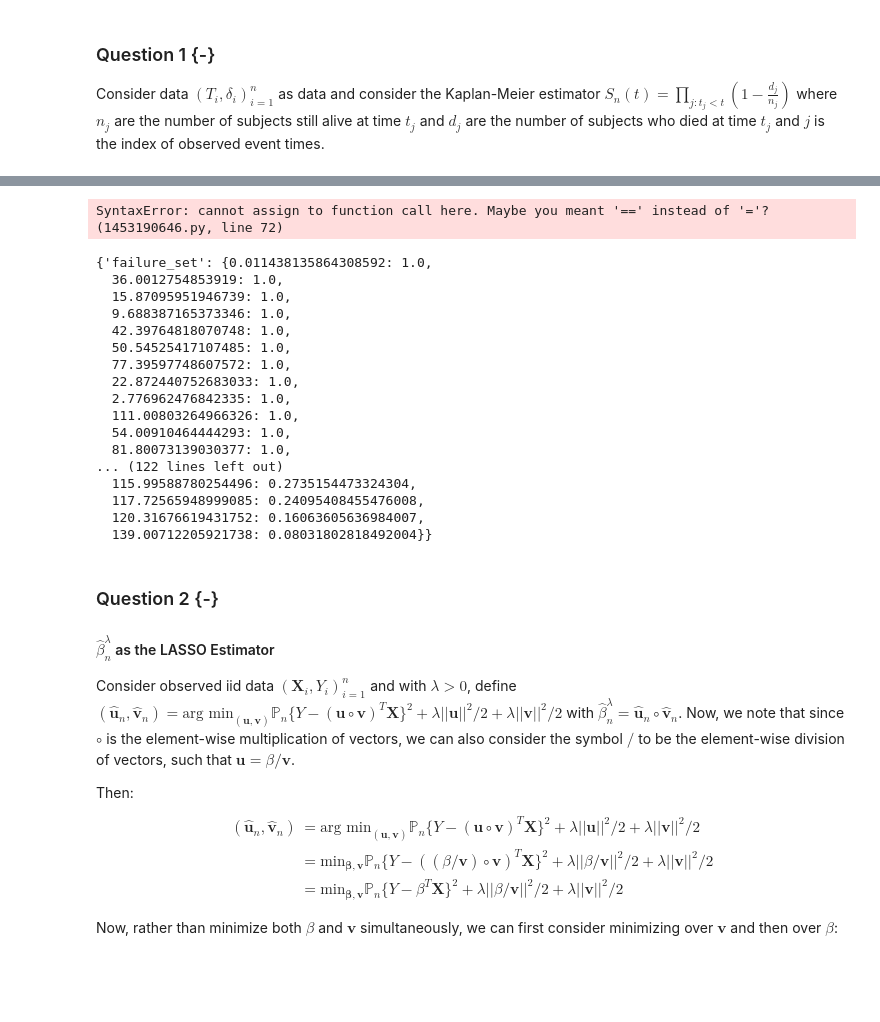
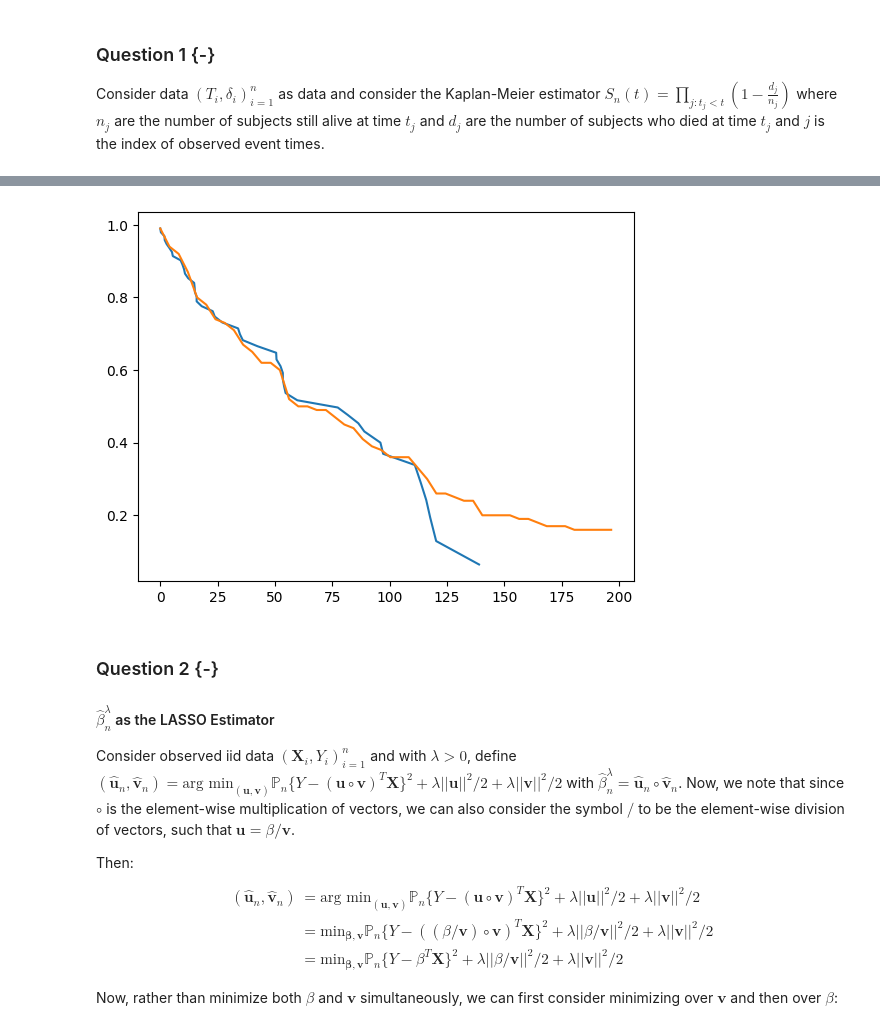
Before and after one commit to WillTirone/STA561, a Jupyter notebook: hw4/hw4.ipynb, the cells around one changed output, grey strips where cells are left out. Drawn from its saved outputs; the diff is of its cells as text; code cells hidden in the pictures; blank space fills up the shorter version.

```diff
--- a/hw4/hw4.ipynb
+++ b/hw4/hw4.ipynb
@@ -79,7 +85,7 @@ def streaming_km(
                 local_risk_set[t] += \
                     local_risk_set[unique_failure_times[t_index+1]]
             else:
-                local_risk_set[t] += x*sum(res_t>=t)/len(res_t)
+                local_risk_set[t] += round(x*sum(res_t>=t)/len(res_t))
         risk_times = [w for w in local_risk_set.keys() if w <= t]
         for at_risk_time in risk_times:
             local_risk_set[at_risk_time] += 1.0
@@ -91,54 +97,34 @@ def streaming_km(
         [local_failure_set[j]/local_risk_set[j] for j in unique_failure_times]
     )
     km = np.cumprod(1-discrete_hazard)
     km_dict = dict(zip(unique_failure_times, km))
     return {"failure_set": local_failure_set, "risk_set": local_risk_set,
             "km": km_dict}
 
 
 if __name__ == "__main__":
     # Generate right-censored data
     nr.seed(1) # for replicability
     n = 100
     true_failure_times = nr.exponential(size=n)*100
     censoring_times = nr.exponential(size=n)*100
 
     # Note that you could do this in one step rather than two
     observed_times = np.array(
         [min(t, c) for t, c in zip(true_failure_times, censoring_times)]
     )
     censoring_indicator = np.array(
         [t <= c for t, c in zip(true_failure_times, censoring_times)]
     )
     km_est = streaming_km(observed_times, censoring_indicator)
     plt.plot(km_est["km"].keys(), km_est["km"].values())
     ecdf = ECDF(true_failure_times)(
         np.linspace(min(observed_times), max(observed_times))
     )
     plt.plot(np.linspace(min(observed_times), max(observed_times)), 1-ecdf)
     plt.show()
 # %% [output]
-SyntaxError: cannot assign to function call here. Maybe you meant '==' instead of '='? (1453190646.py, line 72)
+[figure, added]
-# %%
-km_est
-# %% [output]
-{'failure_set': {0.011438135864308592: 1.0,
-  36.0012754853919: 1.0,
-  15.87095951946739: 1.0,
-  9.688387165373346: 1.0,
-  42.39764818070748: 1.0,
-  50.54525417107485: 1.0,
-  77.39597748607572: 1.0,
-  22.872440752683033: 1.0,
-  2.776962476842335: 1.0,
-  111.00803264966326: 1.0,
-  54.00910464444293: 1.0,
-  81.80073139030377: 1.0,
-... (122 lines left out)
-  115.99588780254496: 0.2735154473324304,
-  117.72565948999085: 0.24095408455476008,
-  120.31676619431752: 0.16063605636984007,
-  139.00712205921738: 0.08031802818492004}}
 # %% [markdown]
 ### Question 2 {-}
 
```
Also changed, not shown: parts of 1 cell of this notebook.
